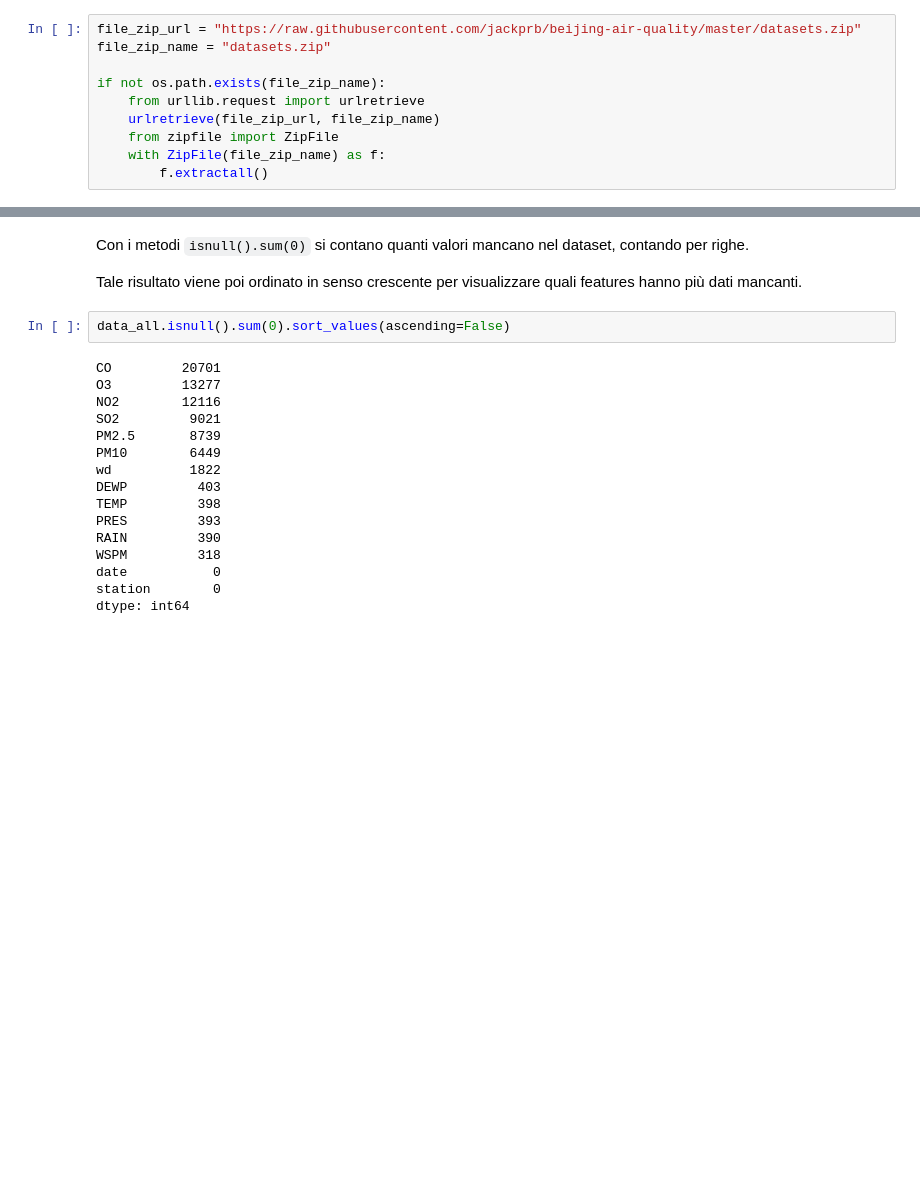
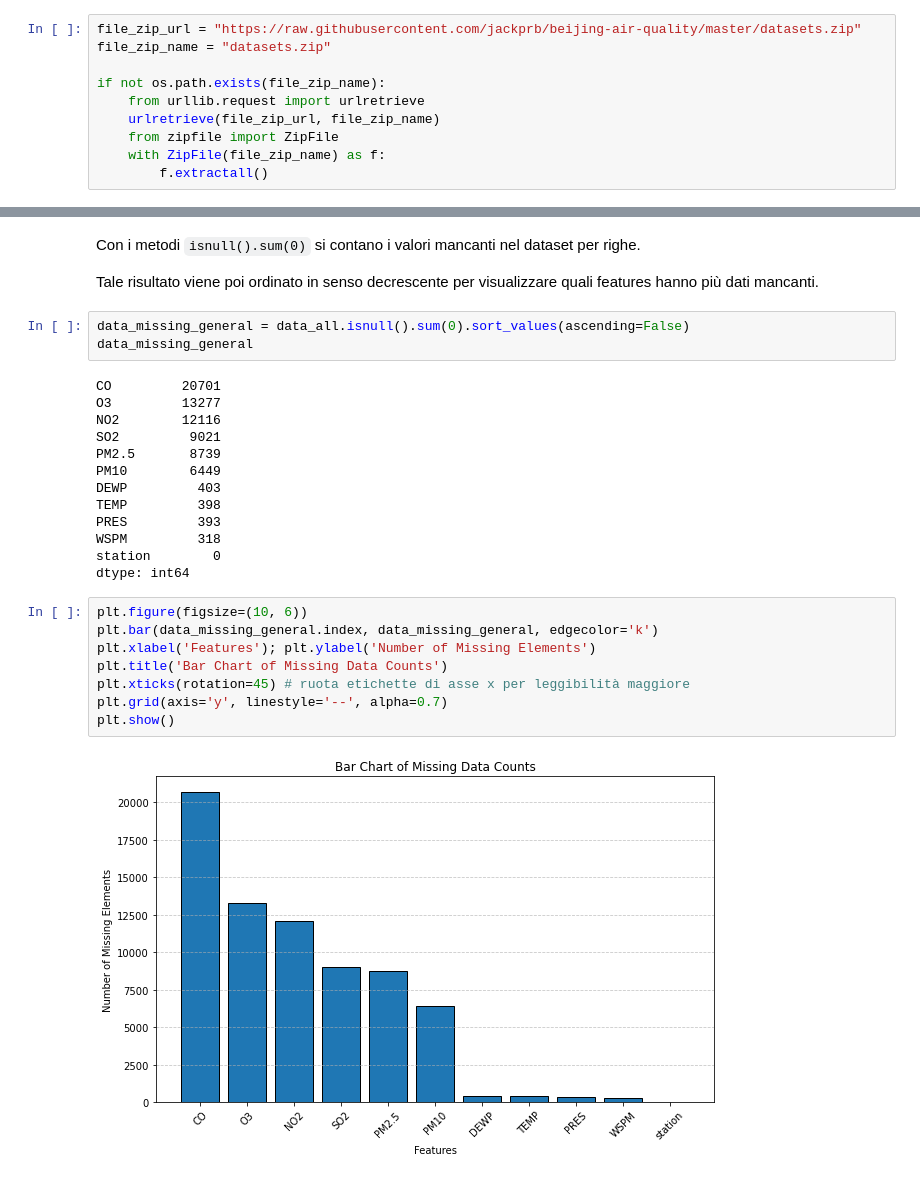
Before and after one commit to jackprb/beijing-air-quality, a Jupyter notebook: air-quality.ipynb, the cells around one changed output, grey strips where cells are left out. Drawn from its saved outputs; the diff is of its cells as text; blank space fills up the shorter version.

```diff
--- a/air-quality.ipynb
+++ b/air-quality.ipynb
@@ -159,9 +237,10 @@ data_all.describe()
 # %% [markdown]
-Con i metodi `isnull().sum(0)` si contano quanti valori mancano nel dataset, contando per righe.
+Con i metodi `isnull().sum(0)` si contano i valori mancanti nel dataset per righe.
 
-Tale risultato viene poi ordinato in senso crescente per visualizzare quali features hanno più dati mancanti.
+Tale risultato viene poi ordinato in senso decrescente per visualizzare quali features hanno più dati mancanti.
 # %%
-data_all.isnull().sum(0).sort_values(ascending=False)
+data_missing_general = data_all.isnull().sum(0).sort_values(ascending=False)
+data_missing_general
 # %% [output]
 CO         20701
 O3         13277
@@ -169,14 +248,21 @@ NO2        12116
 SO2         9021
 PM2.5       8739
 PM10        6449
-wd          1822
 DEWP         403
 TEMP         398
 PRES         393
-RAIN         390
 WSPM         318
-date           0
 station        0
 dtype: int64
+# %%
+plt.figure(figsize=(10, 6))
+plt.bar(data_missing_general.index, data_missing_general, edgecolor='k')
+plt.xlabel('Features'); plt.ylabel('Number of Missing Elements')
+plt.title('Bar Chart of Missing Data Counts')
+plt.xticks(rotation=45) # ruota etichette di asse x per leggibilità maggiore
+plt.grid(axis='y', linestyle='--', alpha=0.7)
+plt.show()
+# %% [output]
+[figure, added]
 # %% [markdown]
 Si osserva che le prime 6 features con più dati mancanti sono:
```
Also changed, not shown: parts of 57 cells of this notebook.
